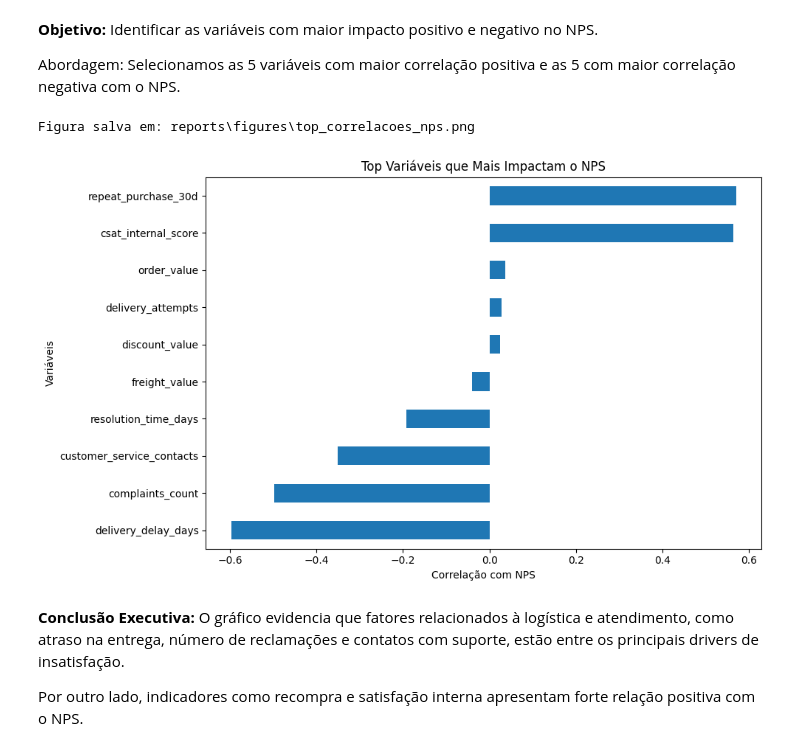
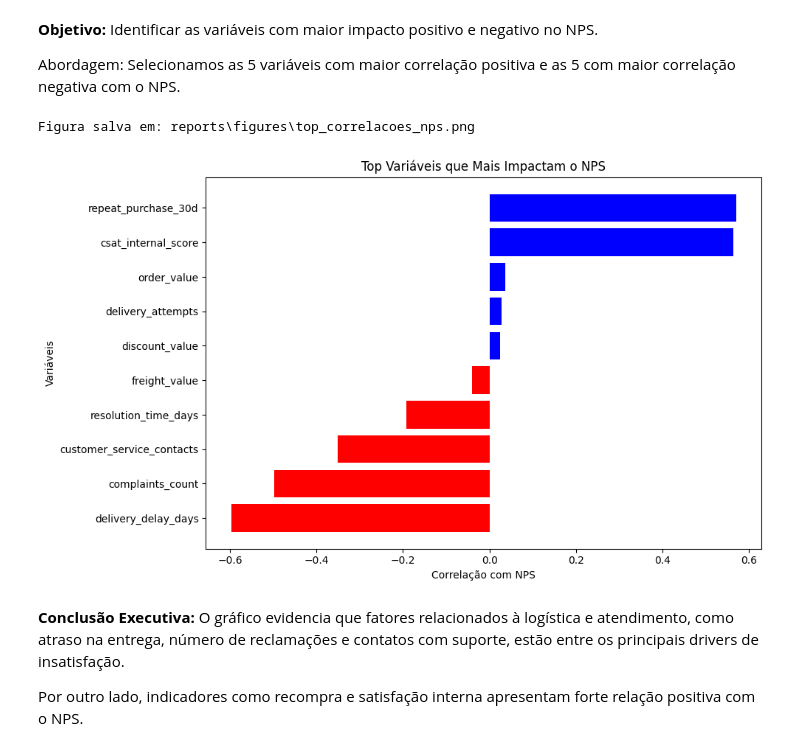
Before and after one commit to EdsonDoro/TechChallenge-Fase1, a Jupyter notebook: notebooks/tech_challenge_fase1.ipynb, the cells around one changed output. Saved outputs shown, nothing was run; the diff lists cells and outputs as text; code cells hidden in the pictures.

```diff
--- a/notebooks/tech_challenge_fase1.ipynb
+++ b/notebooks/tech_challenge_fase1.ipynb
@@ -339,36 +339,31 @@ Abordagem:
 Selecionamos as 5 variáveis com maior correlação positiva e as 5 com maior
 correlação negativa com o NPS.
 # %%
-# Correlação com NPS
 corr_nps = df.corr(numeric_only=True)['nps_score']
 
-# Remover o próprio NPS
 corr_nps = corr_nps.drop('nps_score')
 
-# Top positivos e negativos
 top_positivos = corr_nps.sort_values(ascending=False).head(5)
 top_negativos = corr_nps.sort_values().head(5)
 
-# Juntar
-top_corr = pd.concat([top_positivos, top_negativos])
+top_corr = pd.concat([top_positivos, top_negativos]).sort_values()
 
-# Ordenar para plot
-top_corr = top_corr.sort_values()
+cores = ['red' if v < 0 else 'blue' for v in top_corr.values]
 
-# Plot
 plt.figure(figsize=(10, 6))
-top_corr.plot(kind='barh')
+plt.barh(top_corr.index,top_corr.values,color=cores)
 
+##plt.axvline(0)
 plt.title('Top Variáveis que Mais Impactam o NPS')
 plt.xlabel('Correlação com NPS')
 plt.ylabel('Variáveis')
 
 plt.tight_layout()
 save_current_fig('top_correlacoes_nps.png')
 plt.show()
 # %% [output]
 Figura salva em: reports\figures\top_correlacoes_nps.png
-[figure, old version]
+[figure, new version]
 # %% [markdown]
 **Conclusão Executiva:** O gráfico evidencia que fatores relacionados à logística e atendimento,
 como atraso na entrega, número de reclamações e contatos com suporte,
```
Also changed, not shown: 1 other file.
